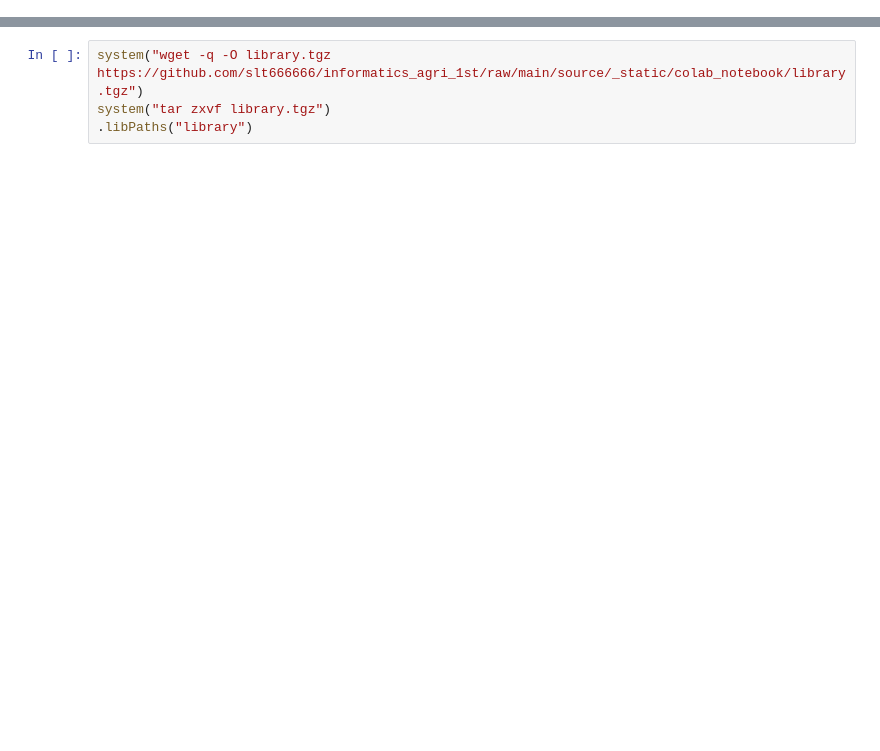
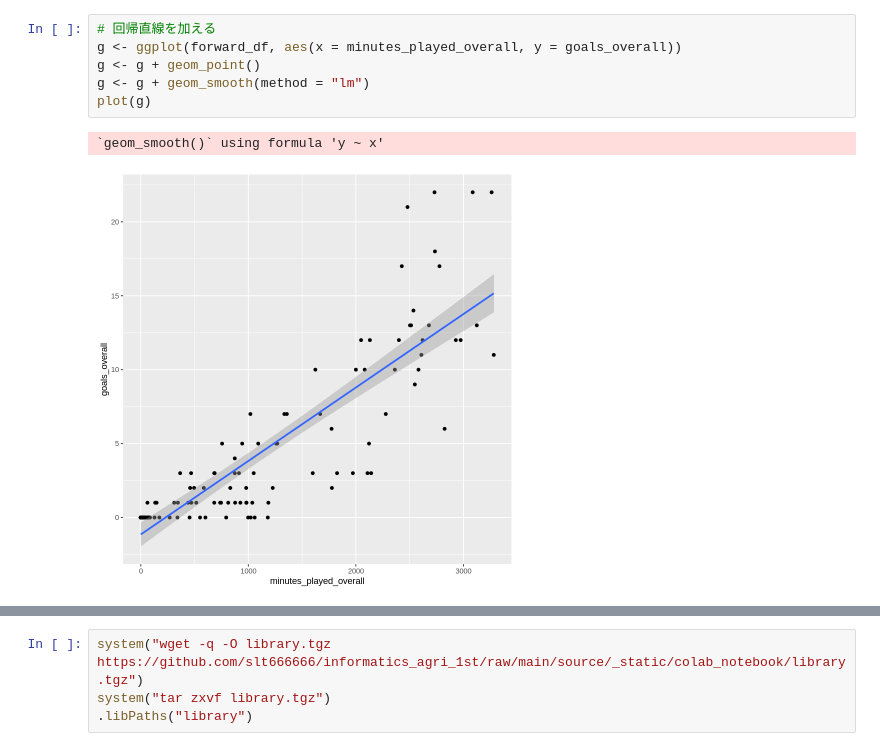
Before and after one commit to slt666666/informatics_agri_1st, a Jupyter notebook: source/_static/colab_notebook/RL04.ipynb, the cells around one changed output, grey strips where cells are left out. Saved outputs shown, nothing was run; the diff lists cells and outputs as text; blank space fills up the shorter version.

```diff
--- a/source/_static/colab_notebook/RL04.ipynb
+++ b/source/_static/colab_notebook/RL04.ipynb
@@ -22,0 +254,9 @@
+# %%
+# 回帰直線を加える
+g <- ggplot(forward_df, aes(x = minutes_played_overall, y = goals_overall))
+g <- g + geom_point()
+g <- g + geom_smooth(method = "lm")
+plot(g)
+# %% [output]
+`geom_smooth()` using formula 'y ~ x'
+[figure, added]
```
Also changed, not shown: parts of 34 cells of this notebook.
